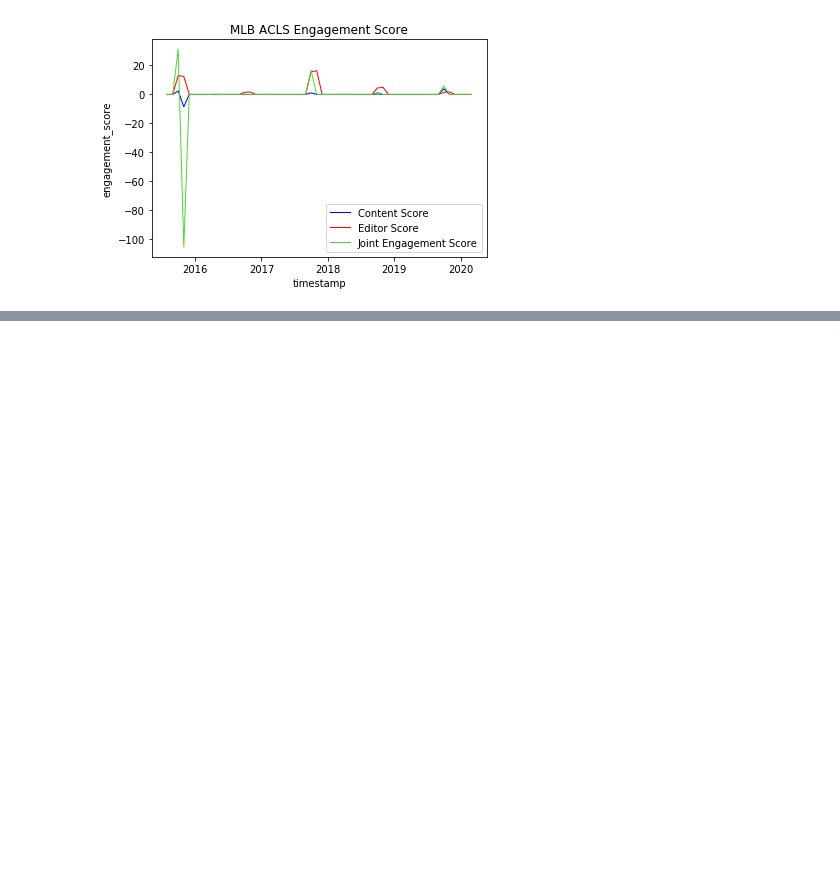
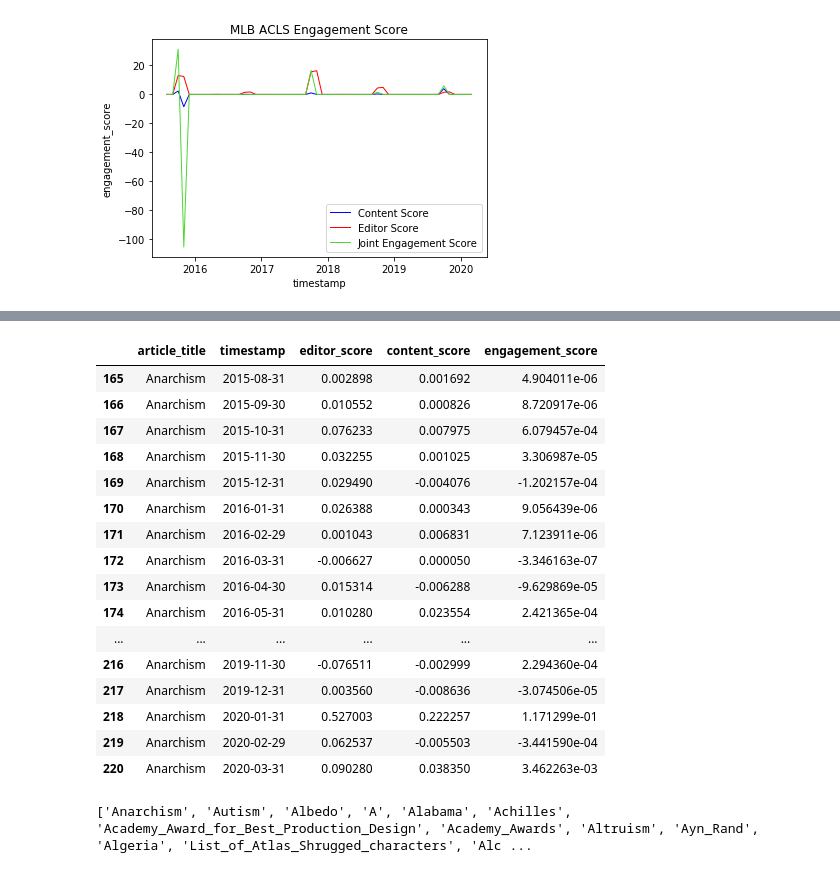
Before and after one commit to Jonwlin/DSC180B, a Jupyter notebook: notebooks/CleanedWikiPopularity.ipynb, the cells around one changed output, grey strips where cells are left out. Cells and saved outputs as stored; diff of their text form; code cells hidden in the pictures; blank space fills up the shorter version.

```diff
--- a/notebooks/CleanedWikiPopularity.ipynb
+++ b/notebooks/CleanedWikiPopularity.ipynb
@@ -254,0 +471,20 @@ joint_df.to_sql('SCORES', conn, if_exists='replace', index=False)
+# %%
+test_df = joint_df[joint_df['article_title'] == "Anarchism"]
+# %% [output]
+|  | article_title | timestamp | editor_score | content_score | engagement_score |
+| 165 | Anarchism | 2015-08-31 | 0.002898 | 0.001692 | 4.904011e-06 |
+| 166 | Anarchism | 2015-09-30 | 0.010552 | 0.000826 | 8.720917e-06 |
+| 167 | Anarchism | 2015-10-31 | 0.076233 | 0.007975 | 6.079457e-04 |
+| 168 | Anarchism | 2015-11-30 | 0.032255 | 0.001025 | 3.306987e-05 |
+| 169 | Anarchism | 2015-12-31 | 0.029490 | -0.004076 | -1.202157e-04 |
+| 170 | Anarchism | 2016-01-31 | 0.026388 | 0.000343 | 9.056439e-06 |
+| 171 | Anarchism | 2016-02-29 | 0.001043 | 0.006831 | 7.123911e-06 |
+| 172 | Anarchism | 2016-03-31 | -0.006627 | 0.000050 | -3.346163e-07 |
+| 173 | Anarchism | 2016-04-30 | 0.015314 | -0.006288 | -9.629869e-05 |
+| 174 | Anarchism | 2016-05-31 | 0.010280 | 0.023554 | 2.421365e-04 |
+| ... | ... | ... | ... | ... | ... |
+| 216 | Anarchism | 2019-11-30 | -0.076511 | -0.002999 | 2.294360e-04 |
+| 217 | Anarchism | 2019-12-31 | 0.003560 | -0.008636 | -3.074506e-05 |
+| 218 | Anarchism | 2020-01-31 | 0.527003 | 0.222257 | 1.171299e-01 |
+| 219 | Anarchism | 2020-02-29 | 0.062537 | -0.005503 | -3.441590e-04 |
+| 220 | Anarchism | 2020-03-31 | 0.090280 | 0.038350 | 3.462263e-03 |
@@ -254,0 +527,4 @@ joint_df.to_sql('SCORES', conn, if_exists='replace', index=False)
+# %%
+print(article_titles)
+# %% [output]
+['Anarchism', 'Autism', 'Albedo', 'A', 'Alabama', 'Achilles', 'Academy_Award_for_Best_Production_Design', 'Academy_Awards', 'Altruism', 'Ayn_Rand', 'Algeria', 'List_of_Atlas_Shrugged_characters', 'Alc ...
```
Also changed, not shown: parts of 24 cells of this notebook, 5 other files.
